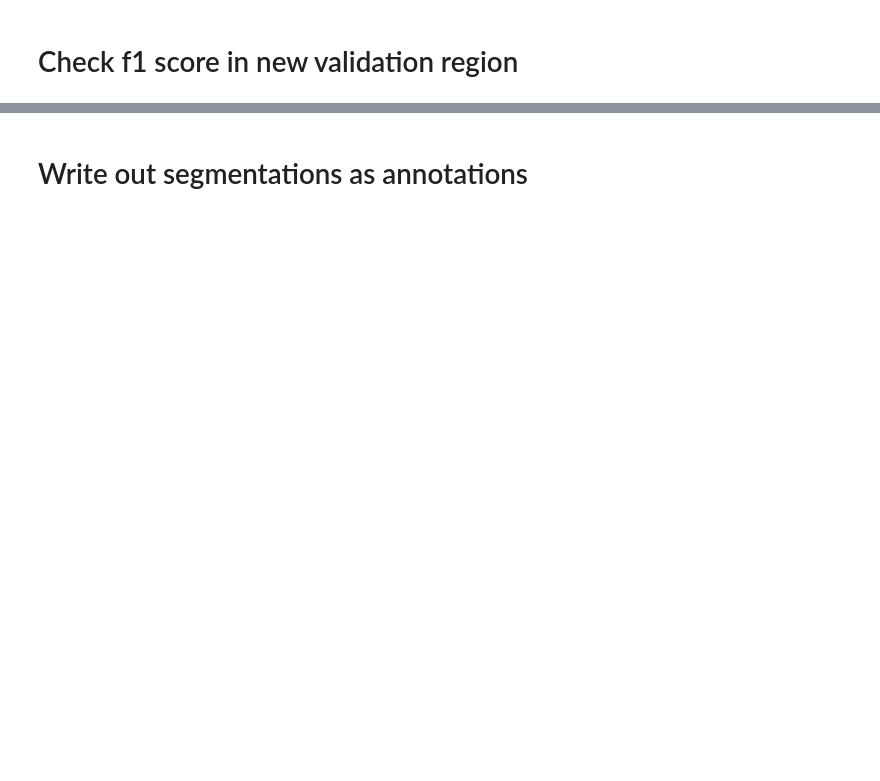
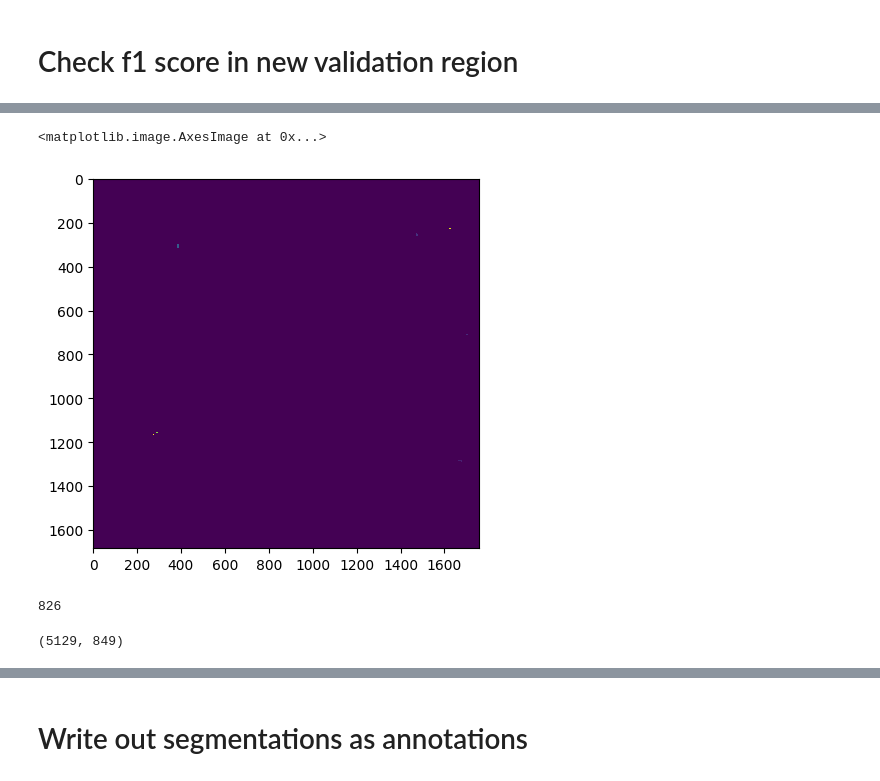
Before and after one commit to davidackerman/plasmodesmata_dacapo, a Jupyter notebook: postprocessing/postprocessing.ipynb, the cells around one changed output, grey strips where cells are left out. Saved outputs shown, nothing was run; the diff lists cells and outputs as text; code cells hidden in the pictures; blank space fills up the shorter version.

```diff
--- a/postprocessing/postprocessing.ipynb
+++ b/postprocessing/postprocessing.ipynb
@@ -322,0 +949,17 @@ Click here to monitor job: http://ackermand-ws2:8787/status
+# %%
+import matplotlib.pyplot as plt
+
+plt.imshow(gt[:, :, 500], interpolation="none")
+# %% [output]
+<matplotlib.image.AxesImage at 0x...>
+[figure, added]
+# %%
+overlaps = np.load("testing.npz")
+overlaps = overlaps["overlaps"]
+np.sum(overlaps > 0) - np.sum(overlaps.shape)
+# %% [output]
+826
+# %%
+overlaps.shape
+# %% [output]
+(5129, 849)
```
Also changed, not shown: parts of 86 cells of this notebook.
